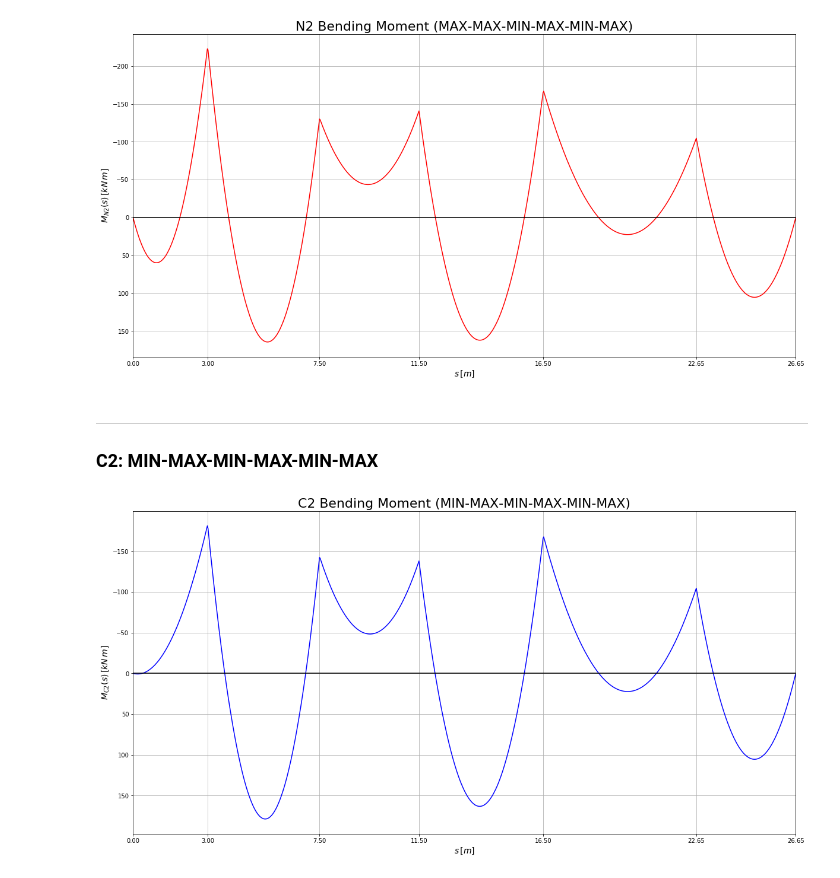
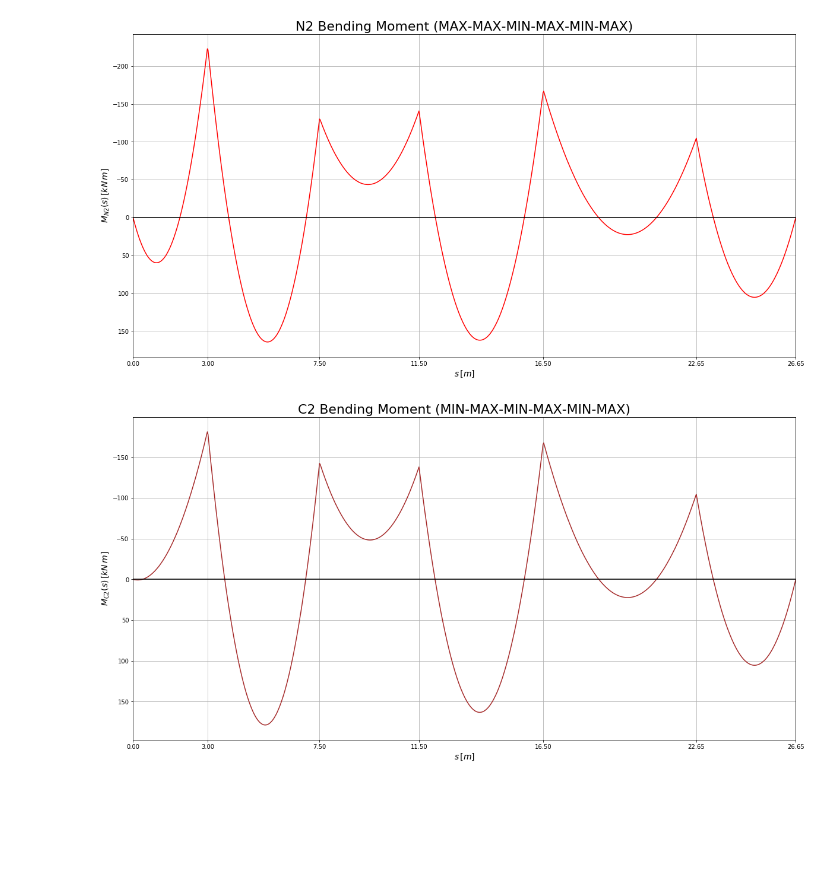
Before and after one commit to akaanzo/structural-safety, a Jupyter notebook: sol.ipynb, the cells around one changed output. Drawn from its saved outputs; the diff is of its cells as text; code cells hidden in the pictures; blank space fills up the shorter version.

```diff
--- a/sol.ipynb
+++ b/sol.ipynb
@@ -569,25 +566,22 @@ plt.title('N2 Bending Moment (MAX-MAX-MIN-MAX-MIN-MAX)', fontsize='22')
 plt.show()
 # %% [output]
 [figure]
-# %% [markdown]
----
-### C2: MIN-MAX-MIN-MAX-MIN-MAX
 # %%
 s = np.linspace(0,26.65, num=1000)
 MC2 = M1*Q1min_slu + M2*Q1max_slu + M3*Q1min_slu + M4*Q2max_slu + M5*Q3min_slu + M6*Q3max_slu
 
 #----------PLOT------------------
 
 plt.figure(figsize=(20,10))
-plt.plot(s, MC2, color='blue')
+plt.plot(s, MC2, color='brown')
 plt.xlim(s.min(), s.max())
 plt.gca().invert_yaxis()
 plt.grid()
 plt.xlabel(r'$s\,[m]$', fontsize='14')
 plt.ylabel(r'$M_{C2}(s)\,[kN\,m]$', fontsize='14')
 plt.xticks([0, 3, 7.5, 11.5, 16.5, 22.65, 26.65])
 plt.axhline(0, color='black')
 plt.title('C2 Bending Moment (MIN-MAX-MIN-MAX-MIN-MAX)', fontsize='22')
 plt.show()
 # %% [output]
-[figure, old version]
+[figure, new version]
```
Also changed, not shown: parts of 11 cells of this notebook.
